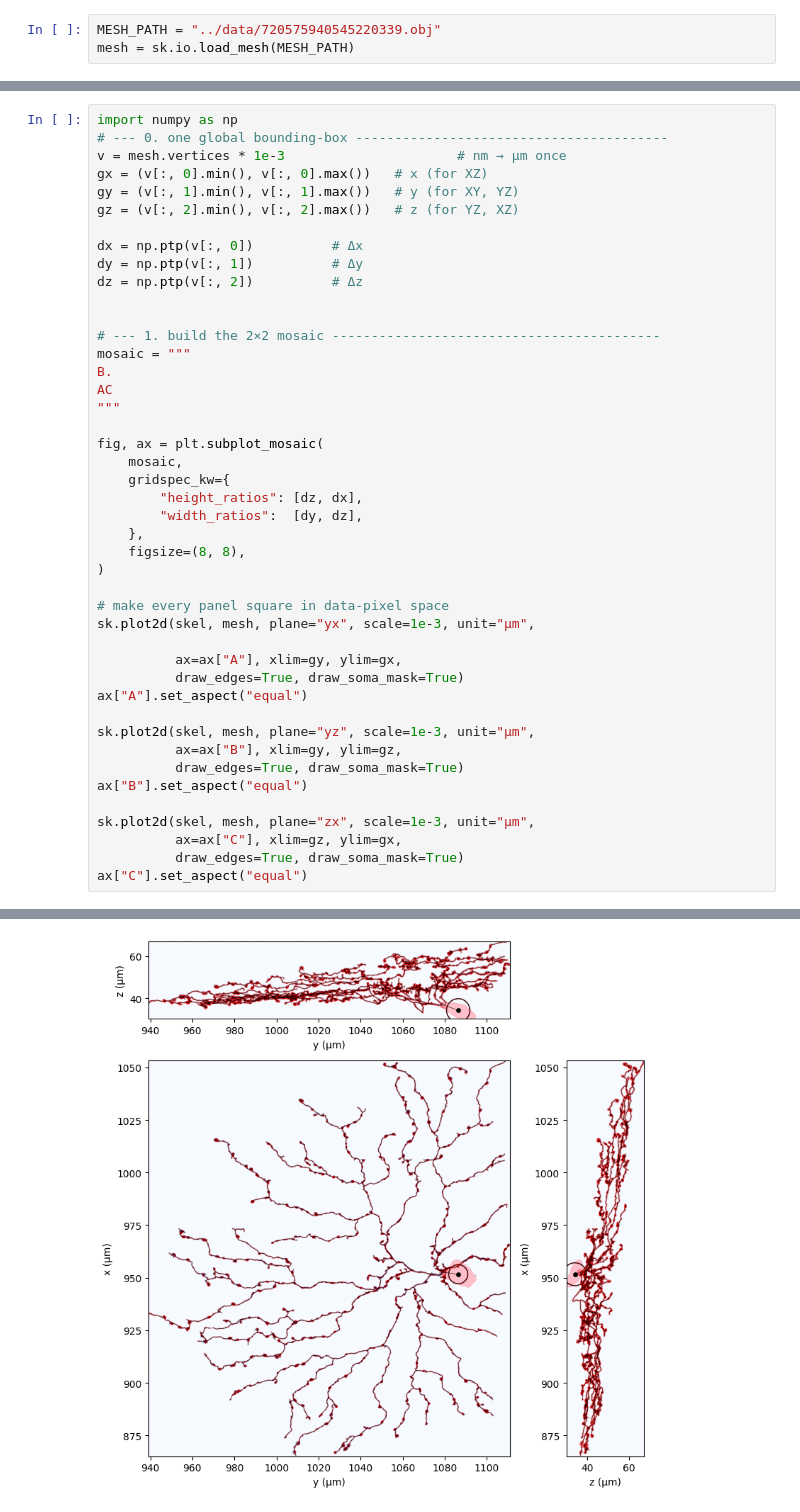
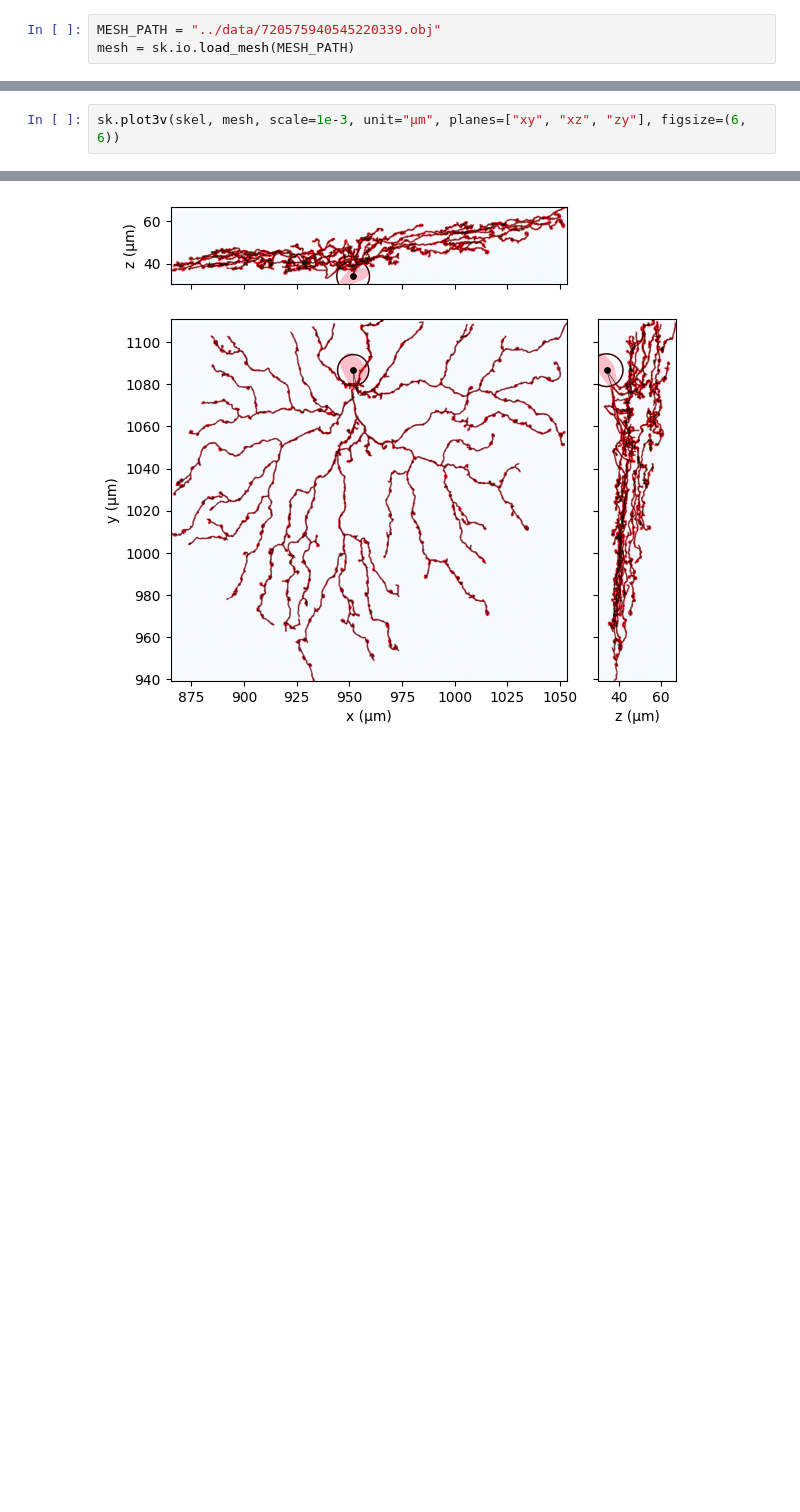
Before and after one commit to berenslab/skeliner, a Jupyter notebook: notebooks/example.ipynb, the cells around one changed output, grey strips where cells are left out. Saved outputs shown, nothing was run; the diff lists cells and outputs as text; blank space fills up the shorter version.

```diff
--- a/notebooks/example.ipynb
+++ b/notebooks/example.ipynb
@@ -99,45 +101,3 @@ fig.tight_layout()
 # %%
-import numpy as np
-# --- 0. one global bounding-box ----------------------------------------
-v = mesh.vertices * 1e-3                      # nm → µm once
-gx = (v[:, 0].min(), v[:, 0].max())   # x (for XZ)
-gy = (v[:, 1].min(), v[:, 1].max())   # y (for XY, YZ)
-gz = (v[:, 2].min(), v[:, 2].max())   # z (for YZ, XZ)
-
-dx = np.ptp(v[:, 0])          # Δx
-dy = np.ptp(v[:, 1])          # Δy
-dz = np.ptp(v[:, 2])          # Δz
-
-
-# --- 1. build the 2×2 mosaic ------------------------------------------
-mosaic = """
-B.
-AC
-"""
-
-fig, ax = plt.subplot_mosaic(
-    mosaic,
-    gridspec_kw={
-        "height_ratios": [dz, dx],
-        "width_ratios":  [dy, dz],
-    },
-    figsize=(8, 8),
-)
-
-# make every panel square in data-pixel space
-sk.plot2d(skel, mesh, plane="yx", scale=1e-3, unit="µm",
-
-          ax=ax["A"], xlim=gy, ylim=gx,
-          draw_edges=True, draw_soma_mask=True)
-ax["A"].set_aspect("equal")
-
-sk.plot2d(skel, mesh, plane="yz", scale=1e-3, unit="µm",
-          ax=ax["B"], xlim=gy, ylim=gz,
-          draw_edges=True, draw_soma_mask=True)
-ax["B"].set_aspect("equal")
-
-sk.plot2d(skel, mesh, plane="zx", scale=1e-3, unit="µm",
-          ax=ax["C"], xlim=gz, ylim=gx,
-          draw_edges=True, draw_soma_mask=True)
-ax["C"].set_aspect("equal")
+sk.plot3v(skel, mesh, scale=1e-3, unit="µm", planes=["xy", "xz", "zy"], figsize=(6, 6))
 # %% [output]
@@ -144,4 +108,4 @@ ax["C"].set_aspect("equal")
-[figure, old version]
+[figure, new version]
 # %%
 %load_ext watermark
 %watermark --time --date --timezone --updated --python --iversions --watermark
```
Also changed, not shown: parts of 4 cells of this notebook, 3 other files.
